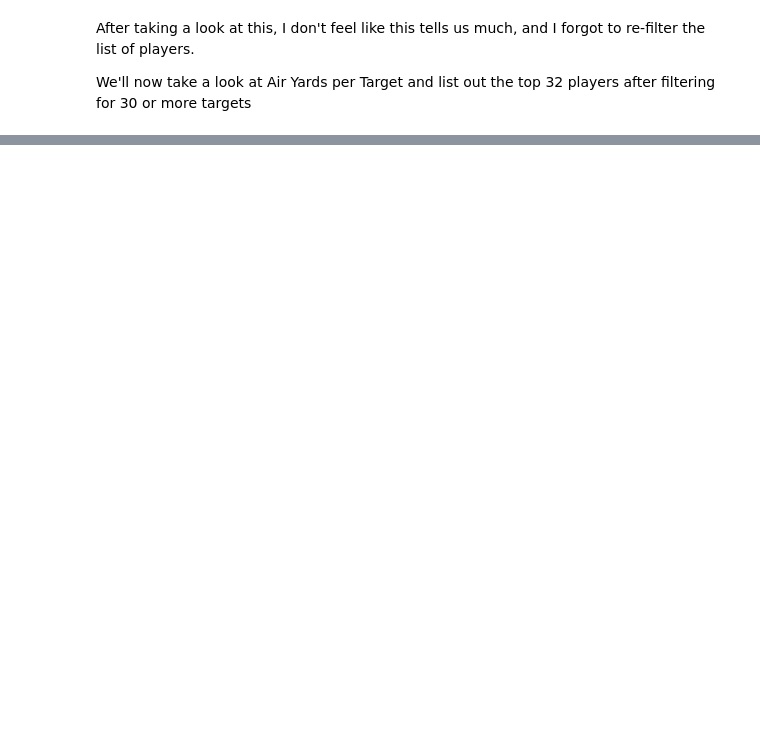
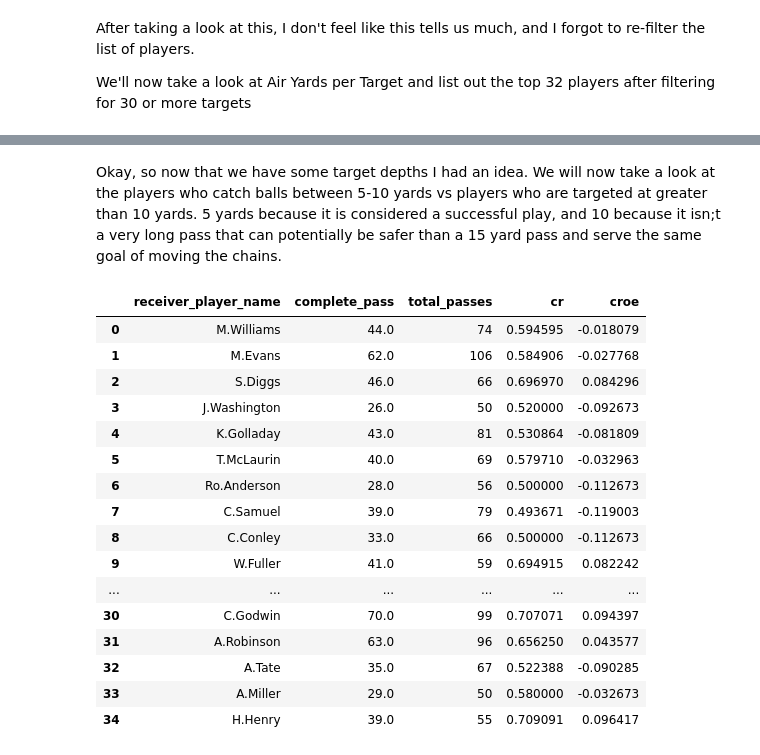
Before and after one commit to aramkaplanian/NFL_analysis, a Jupyter notebook: wr analysis.ipynb, the cells around one changed output, grey strips where cells are left out. Drawn from its saved outputs; the diff is of its cells as text; code cells hidden in the pictures; blank space fills up the shorter version.

Commit message:
added croe
further changes in the code, and added croe calculations

```diff
--- a/wr analysis.ipynb
+++ b/wr analysis.ipynb
@@ -541,3 +527,50 @@ show(p)
 [interactive output not drawn]
 [interactive output not drawn]
 [interactive output not drawn]
+# %% [markdown]
+Okay, so now that we have some target depths I had an idea. We will now take a look at the players who catch balls between 5-10 yards vs players who are targeted at greater than 10 yards. 5 yards because it is considered a successful play, and 10 because it isn;t a very long pass that can potentially be safer than a 15 yard pass and serve the same goal of moving the chains.
+# %%
+# we already called have the data so we will just filter it
+
+col_list = ["receiver_player_name", "complete_pass", "total_passes"]
+
+mask = total_df['ay_target'] > 10
+deep_df = drop_rows(total_df, mask)
+deep_df = deep_df.reset_index(drop=True)
+deep_df = deep_df[col_list]
+
+mask = (total_df['ay_target'] >= 5) & (total_df['ay_target'] <= 10)
+short_df = drop_rows(total_df, mask)
+short_df = short_df.reset_index(drop=True)
+short_df = short_df[col_list]
+
+def croe_calc(df, passes, targets):
+    ce = df.drop(df.columns[0], axis=1)
+    ce = ce.sum().to_frame()
+    ce = ce.iloc[0,0] / ce.iloc[1,0]
+    df['cr'] = df[passes] / df[targets]
+    df['croe'] = df['cr'] - ce
+    return df
+
+short_df = croe_calc(short_df, "complete_pass", "total_passes")
+deep_df = croe_calc(deep_df, "complete_pass", "total_passes")
+# %%
+deep_df
+# %% [output]
+|  | receiver_player_name | complete_pass | total_passes | cr | croe |
+| 0 | M.Williams | 44.0 | 74 | 0.594595 | -0.018079 |
+| 1 | M.Evans | 62.0 | 106 | 0.584906 | -0.027768 |
+| 2 | S.Diggs | 46.0 | 66 | 0.696970 | 0.084296 |
+| 3 | J.Washington | 26.0 | 50 | 0.520000 | -0.092673 |
+| 4 | K.Golladay | 43.0 | 81 | 0.530864 | -0.081809 |
+| 5 | T.McLaurin | 40.0 | 69 | 0.579710 | -0.032963 |
+| 6 | Ro.Anderson | 28.0 | 56 | 0.500000 | -0.112673 |
+| 7 | C.Samuel | 39.0 | 79 | 0.493671 | -0.119003 |
+| 8 | C.Conley | 33.0 | 66 | 0.500000 | -0.112673 |
+| 9 | W.Fuller | 41.0 | 59 | 0.694915 | 0.082242 |
+| ... | ... | ... | ... | ... | ... |
+| 30 | C.Godwin | 70.0 | 99 | 0.707071 | 0.094397 |
+| 31 | A.Robinson | 63.0 | 96 | 0.656250 | 0.043577 |
+| 32 | A.Tate | 35.0 | 67 | 0.522388 | -0.090285 |
+| 33 | A.Miller | 29.0 | 50 | 0.580000 | -0.032673 |
+| 34 | H.Henry | 39.0 | 55 | 0.709091 | 0.096417 |
```
Also changed, not shown: parts of 7 cells of this notebook, 2 other files.
